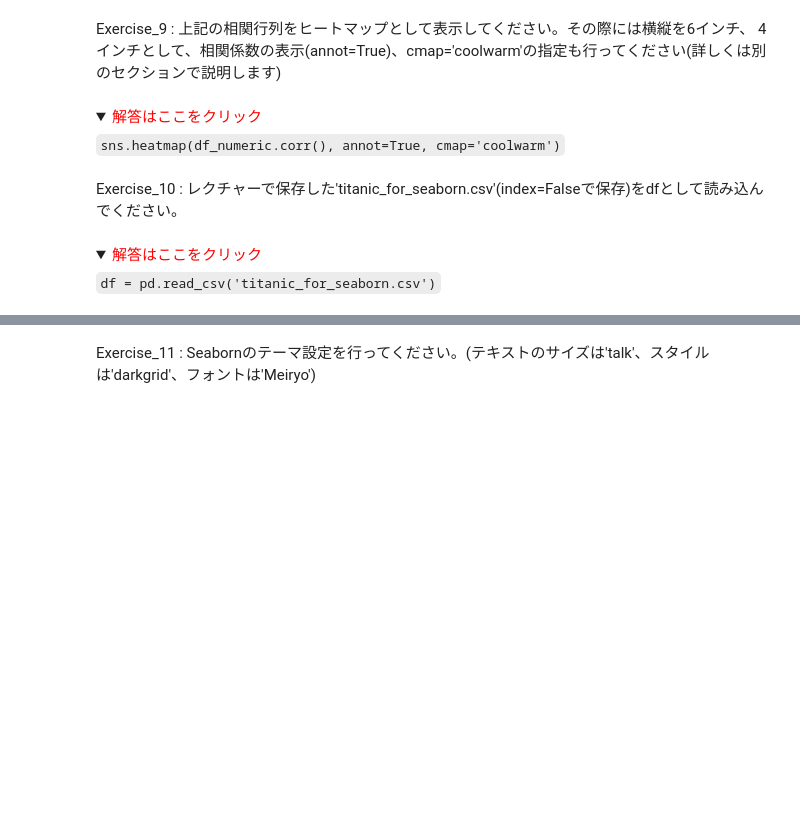
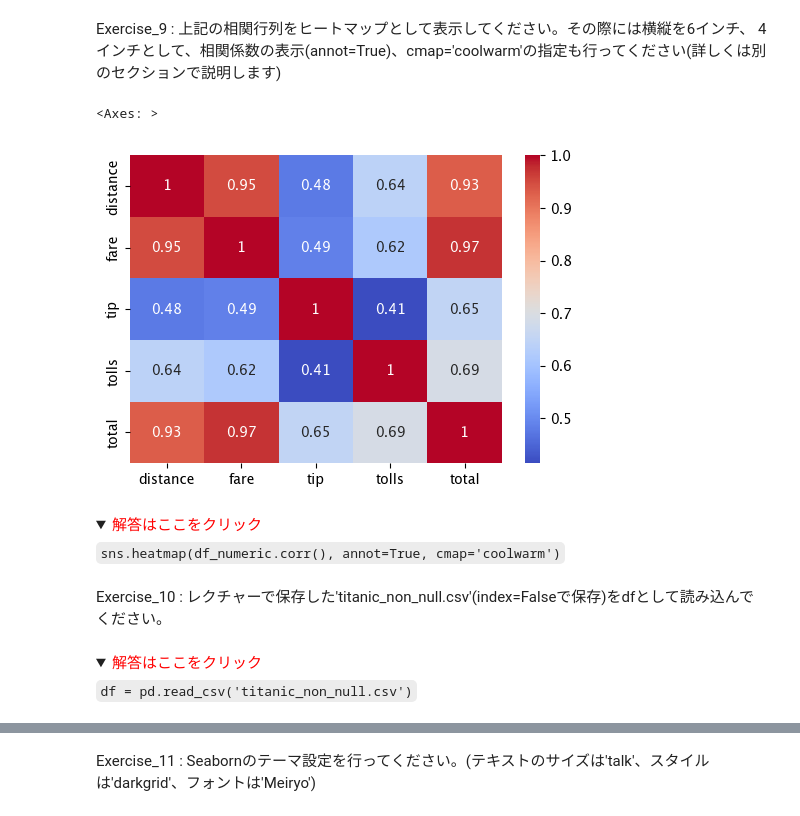
Before and after one commit to sato1214syun/python-data-analytics-udemy-business, a Jupyter notebook: src/4_Categorical_plot_exercise.ipynb, the cells around one changed output, grey strips where cells are left out. Cells and saved outputs as stored; diff of their text form; code cells hidden in the pictures; folded sections open; blank space fills up the shorter version.

```diff
--- a/src/4_Categorical_plot_exercise.ipynb
+++ b/src/4_Categorical_plot_exercise.ipynb
@@ -11,7 +11,7 @@ import seaborn as sns
 # %% [markdown]
 Exercise_1 : Seabornのデータセット（'taxis'）をdfとして読み込んでください
 # %%
-df =
+df = sns.load_dataset("taxis")
 # %% [markdown]
 <details>
     <summary><font color='red'>解答はここをクリック</font></summary>
@@ -50,6 +92,8 @@ Exercise_5 : 欠損値を持つレコードの合計数を表示してくださ
 </details>
 # %% [markdown]
 Exercise_6 : 欠損値を持つレコードをdfからすべて削除してください
+# %%
+df.dropna(axis=0, inplace=True)
 # %% [markdown]
 <details>
     <summary><font color='red'>解答はここをクリック</font></summary>
@@ -62,7 +108,7 @@ df.shape
 # %% [markdown]
 Exercise_7 : dfのカラムのうちデータタイプがfloat'型のものを抽出しdf_numericとしてください
 # %%
-df_numeric =
+df_numeric = df.select_dtypes("float")
 # %% [markdown]
 <details>
     <summary><font color='red'>解答はここをクリック</font></summary>
@@ -81,12 +150,16 @@ Exercise_8 : df_numericの相関係数（相関行列）を表示してくださ
 # %% [markdown]
 Exercise_9 : 上記の相関行列をヒートマップとして表示してください。その際には横縦を6インチ、 4インチとして、相関係数の表示(annot=True)、cmap='coolwarm'の指定も行ってください(詳しくは別のセクションで説明します)
 # %%
-plt.figure(figsize=(6,4))
+plt.figure(figsize=(6, 4))
+sns.heatmap(df_numeric.corr(), annot=True, cmap="coolwarm")
+# %% [output]
+<Axes: >
+[figure, added]
 # %% [markdown]
 <details>
     <summary><font color='red'>解答はここをクリック</font></summary>
     <code>sns.heatmap(df_numeric.corr(), annot=True, cmap='coolwarm')</code>
 </details>
 # %% [markdown]
-Exercise_10 : レクチャーで保存した'titanic_for_seaborn.csv'(index=Falseで保存)をdfとして読み込んでください。
+Exercise_10 : レクチャーで保存した'titanic_non_null.csv'(index=Falseで保存)をdfとして読み込んでください。
 # %%
@@ -94,7 +167,7 @@ df =
 # %% [markdown]
 <details>
     <summary><font color='red'>解答はここをクリック</font></summary>
-    <code>df = pd.read_csv('titanic_for_seaborn.csv')</code>
+    <code>df = pd.read_csv('titanic_non_null.csv')</code>
 </details>
 # %%
 # 実行して表示
```
Also changed, not shown: parts of 23 cells of this notebook, 4 other files.
